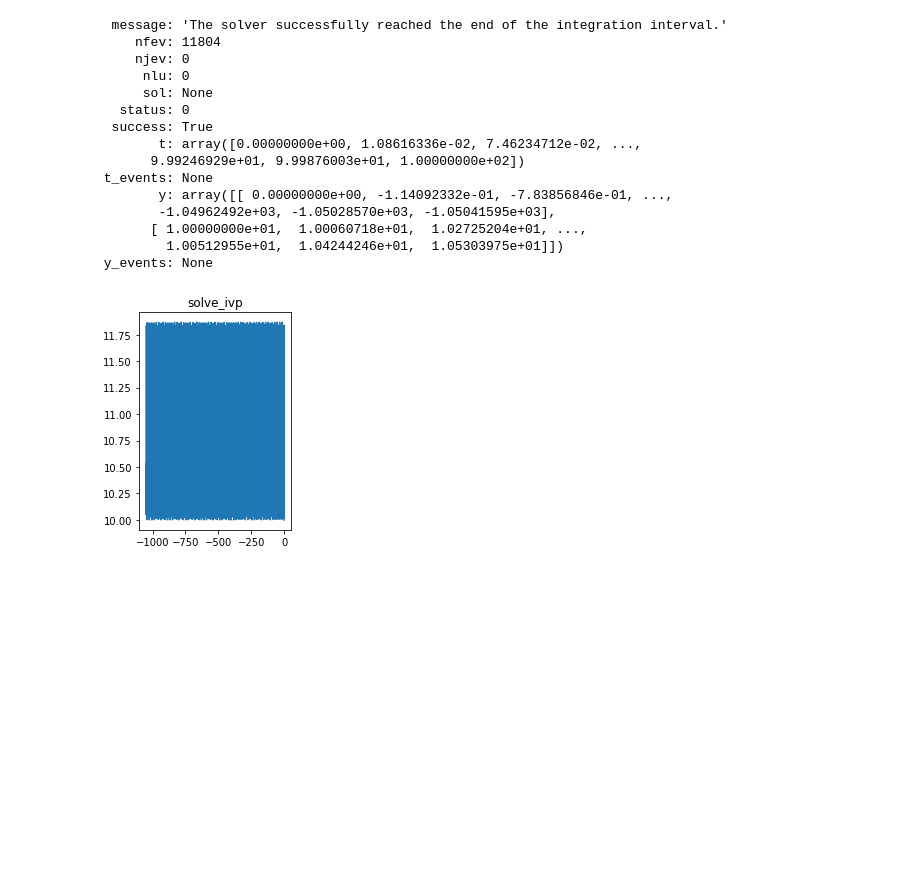
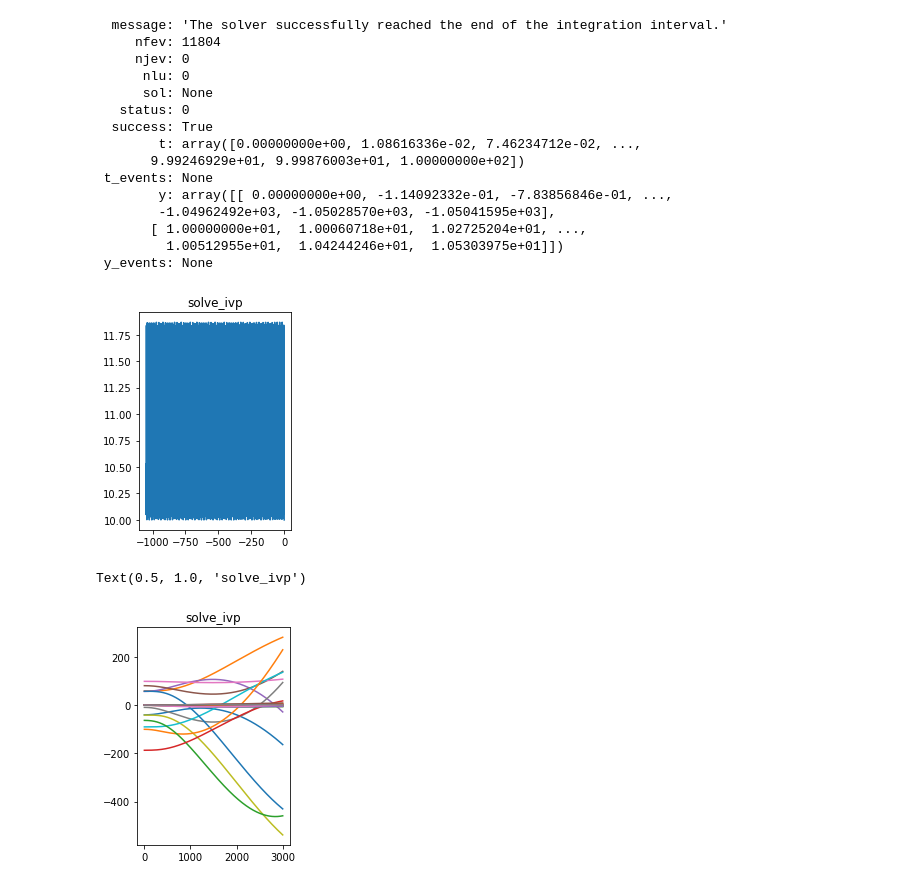
Before and after one commit to HassoPlattnerInstituteHCI/Algorithmic-Folding, a Jupyter notebook: linkage_simulation_diffeq.ipynb, the cells around one changed output. Drawn from its saved outputs; the diff is of its cells as text; code cells hidden in the pictures; blank space fills up the shorter version.

Commit message:
implemented diffeq solution for linkages

```diff
--- a/linkage_simulation_diffeq.ipynb
+++ b/linkage_simulation_diffeq.ipynb
@@ -187,2 +268,79 @@ result
 # %%
-# TODO make this work for the linkage system
+# TODO add gravity
+node_mass = 1.1
+motor_driving_force = 0.1 #N
+
+# get initial positions from kinematic simulation
+y0 = np.concatenate((np.array(nodes).flatten(), np.zeros(len(nodes)*2)))
+
+def model(t, y, p=()):
+    def get_constraint_for_edge(nodes, edge):
+        start_node = edge[0]
+        end_node = edge[1]
+
+        start_node_pos = nodes[start_node]
+        end_node_pos = nodes[end_node]
+
+        edge_vector = (end_node_pos - start_node_pos) / np.linalg.norm(end_node_pos - start_node_pos)
+
+        result = np.zeros(len(nodes)*2)
+        result[start_node*2:start_node*2+2] = edge_vector[0], edge_vector[1]
+        result[end_node*2:end_node*2+2] = -edge_vector[0], -edge_vector[1]
+        return result
+
+    def get_actuator_rows():
+        # calculate row that results from the motor
+        result = np.zeros((2, len(nodes)*2))
+        result[0, 0] = 1
+        result[1, 1] = 1
+        return result
+
+    def get_actuator_force():
+        current_motor_endeffector_pos = y[0:2]
+        motor_center = np.array(nodes[0]) - np.array([0.0, -5.0])
+        vector_from_center_to_endeffector = current_motor_endeffector_pos - motor_center
+
+        # get tangent on circle around center to get the force vector
+        force_vector_direction = np.array([-vector_from_center_to_endeffector[1], vector_from_center_to_endeffector[0]])
+
+        # normalize
+        force_vector_direction = force_vector_direction / np.linalg.norm(force_vector_direction)
+        return force_vector_direction * motor_driving_force
+
+    def get_stationary_rows():
+        # calculate row that results from the motor
+        result = np.zeros((2, len(nodes)*2))
+        result[0, 2] = 1
+        result[1, 3] = 1
+        return result
+
+    # calculate the forces for every node based on static solution
+    node_positions = np.array([[y0[i*2], y0[i*2+1]] for i in range(len(nodes))])
+    simulate_linkage(node_positions, edges, lengths)
+
+    edge_constraints = np.array([get_constraint_for_edge(node_positions, edge) for edge in edges])
+    force_matrix = np.concatenate((edge_constraints, get_actuator_rows(), get_stationary_rows()))
+
+    equilibrium = np.concatenate((np.zeros(len(edges)),  get_actuator_force(), [0, 0]))
+    force_vectors = np.linalg.solve(force_matrix, equilibrium)
+
+    accelerations = force_vectors / node_mass
+
+    return np.concatenate((y[len(nodes)*2:], accelerations))
+
+
+simulate_linkage(nodes, edges, lengths)
+fps = 30
+time_span = (0.0, 100.0)
+evaluate_at = np.linspace(time_span[0],time_span[1], int((time_span[1] - time_span[0])*fps))
+
+# solve ODEs
+result = solve_ivp(model, time_span, y0, method='RK45', rtol=1e-8, t_eval=evaluate_at)
+result
+fig = plt.figure()
+ax = fig.add_subplot(1, 2, 2)
+ax.plot(result.y.T)
+ax.set_title("solve_ivp")
+# %% [output]
+Text(0.5, 1.0, 'solve_ivp')
+[figure, added]
```
Also changed, not shown: parts of 12 cells of this notebook.
